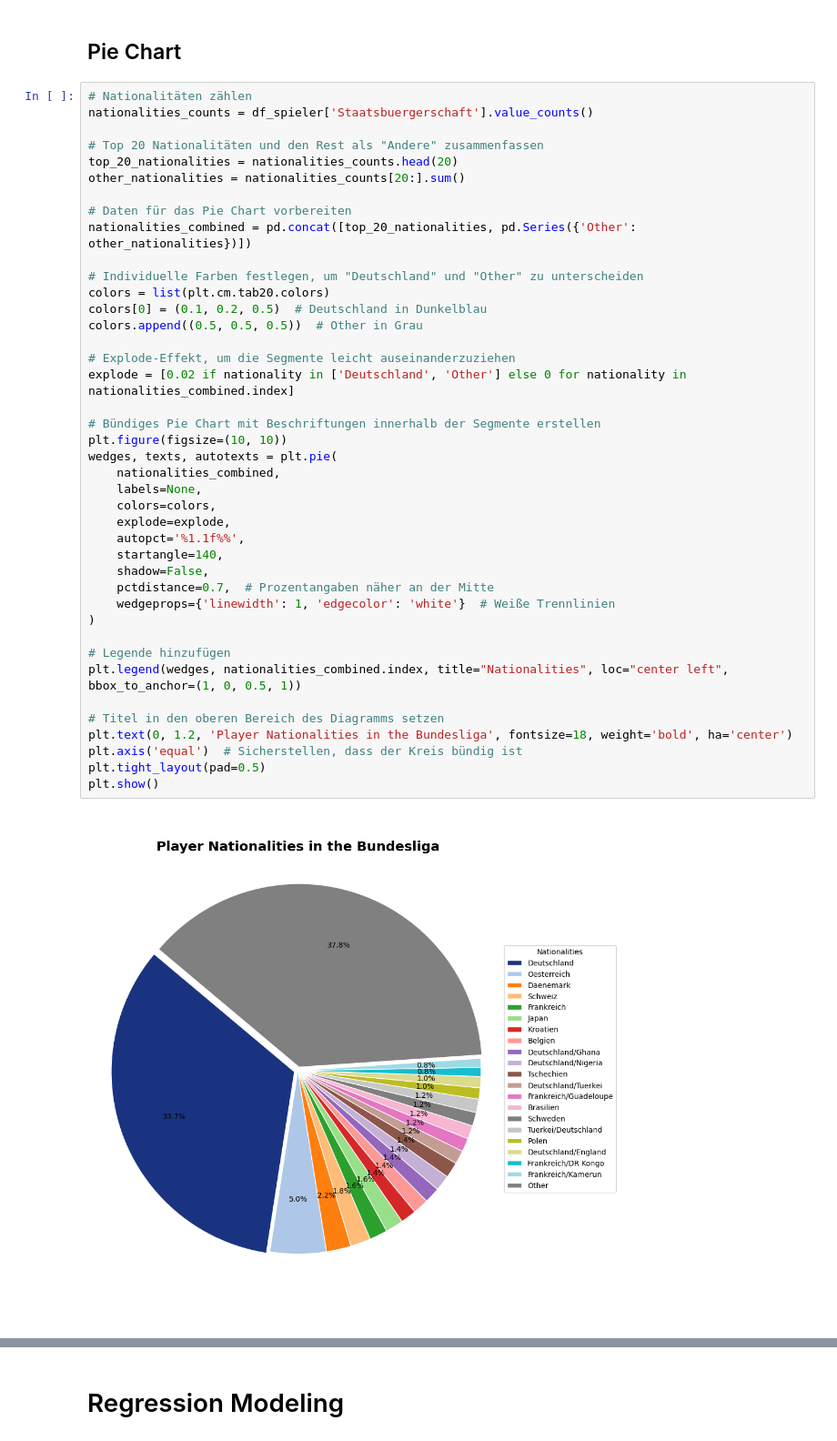
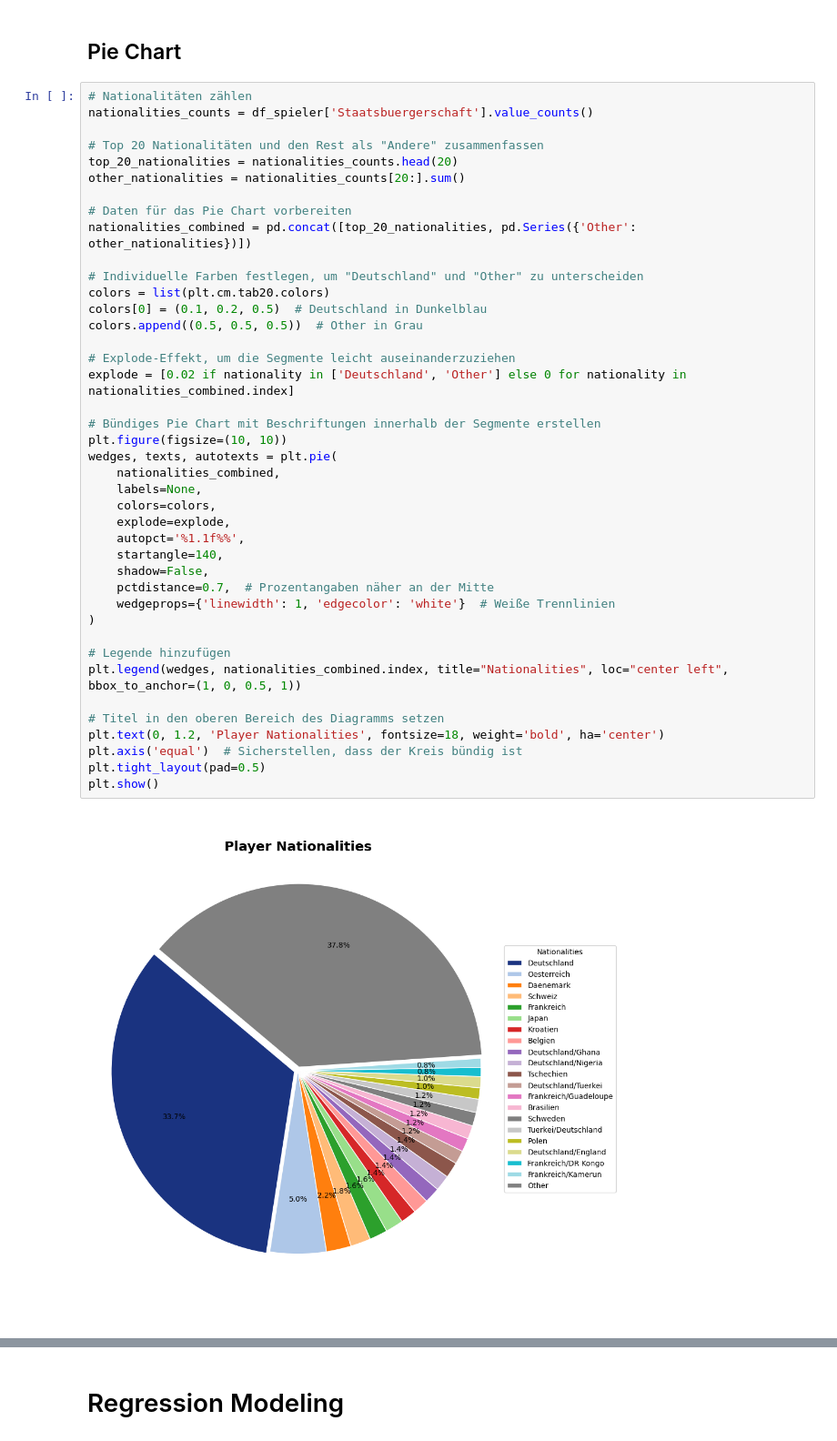
Before and after one commit to loretyan/ProjectDataAnalytics, a Jupyter notebook: Bundesliga.ipynb, the cells around one changed output, grey strips where cells are left out. Shown at 91% size. Saved outputs shown, nothing was run; the diff lists cells and outputs as text.

```diff
--- a/Bundesliga.ipynb
+++ b/Bundesliga.ipynb
@@ -456,32 +464,32 @@ nationalities_combined = pd.concat([top_20_nationalities, pd.Series({'Other': ot
 # Individuelle Farben festlegen, um "Deutschland" und "Other" zu unterscheiden
 colors = list(plt.cm.tab20.colors)
 colors[0] = (0.1, 0.2, 0.5)  # Deutschland in Dunkelblau
 colors.append((0.5, 0.5, 0.5))  # Other in Grau
 
 # Explode-Effekt, um die Segmente leicht auseinanderzuziehen
 explode = [0.02 if nationality in ['Deutschland', 'Other'] else 0 for nationality in nationalities_combined.index]
 
 # Bündiges Pie Chart mit Beschriftungen innerhalb der Segmente erstellen
 plt.figure(figsize=(10, 10))
 wedges, texts, autotexts = plt.pie(
     nationalities_combined,
     labels=None,
     colors=colors,
     explode=explode,
     autopct='%1.1f%%',
     startangle=140,
     shadow=False,
     pctdistance=0.7,  # Prozentangaben näher an der Mitte
     wedgeprops={'linewidth': 1, 'edgecolor': 'white'}  # Weiße Trennlinien
 )
 
 # Legende hinzufügen
 plt.legend(wedges, nationalities_combined.index, title="Nationalities", loc="center left", bbox_to_anchor=(1, 0, 0.5, 1))
 
 # Titel in den oberen Bereich des Diagramms setzen
-plt.text(0, 1.2, 'Player Nationalities in the Bundesliga', fontsize=18, weight='bold', ha='center')
+plt.text(0, 1.2, 'Player Nationalities', fontsize=18, weight='bold', ha='center')
 plt.axis('equal')  # Sicherstellen, dass der Kreis bündig ist
 plt.tight_layout(pad=0.5)
 plt.show()
 # %% [output]
-[figure, old version]
+[figure, new version]
```
Also changed, not shown: parts of 11 cells of this notebook.
